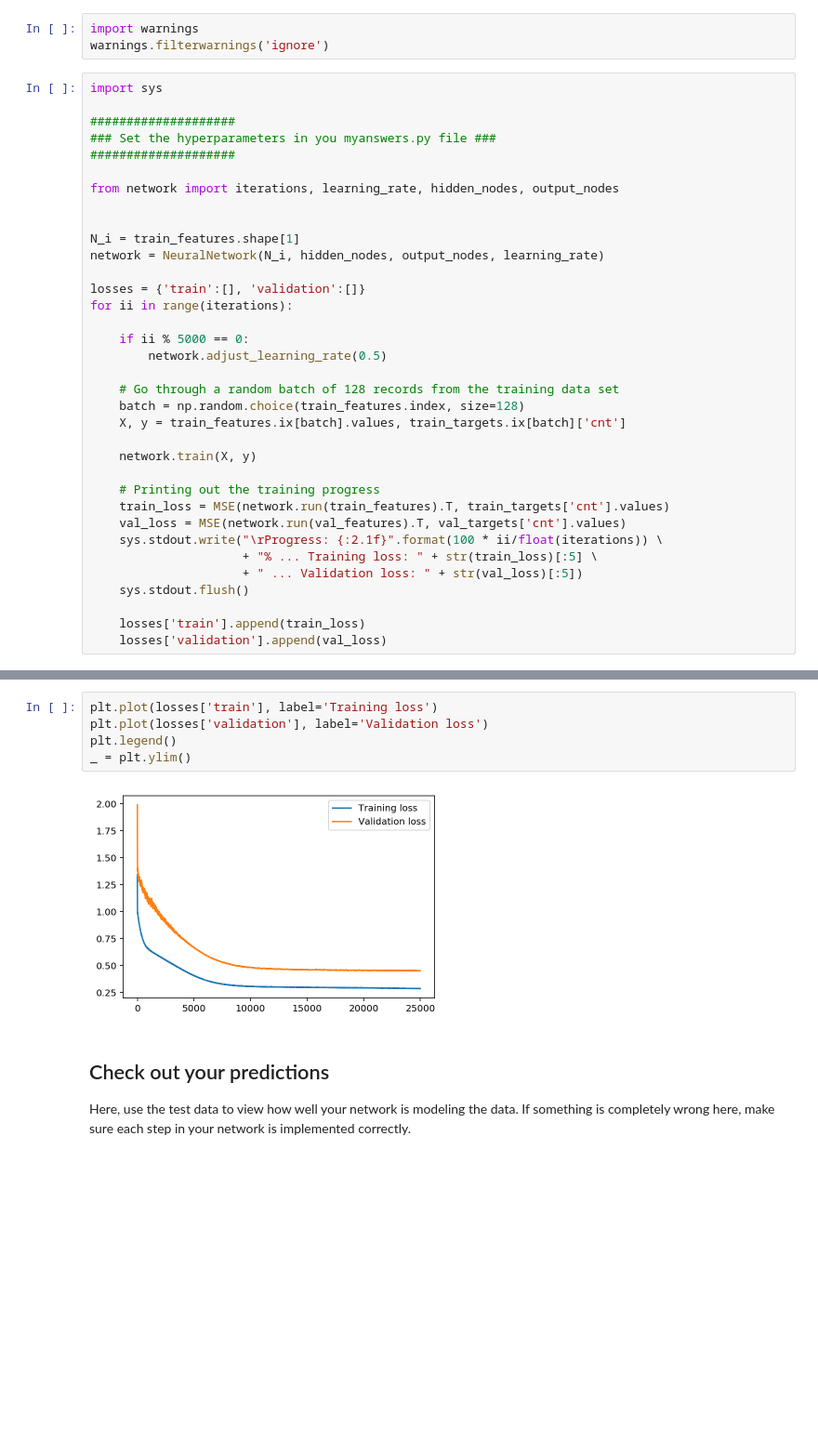
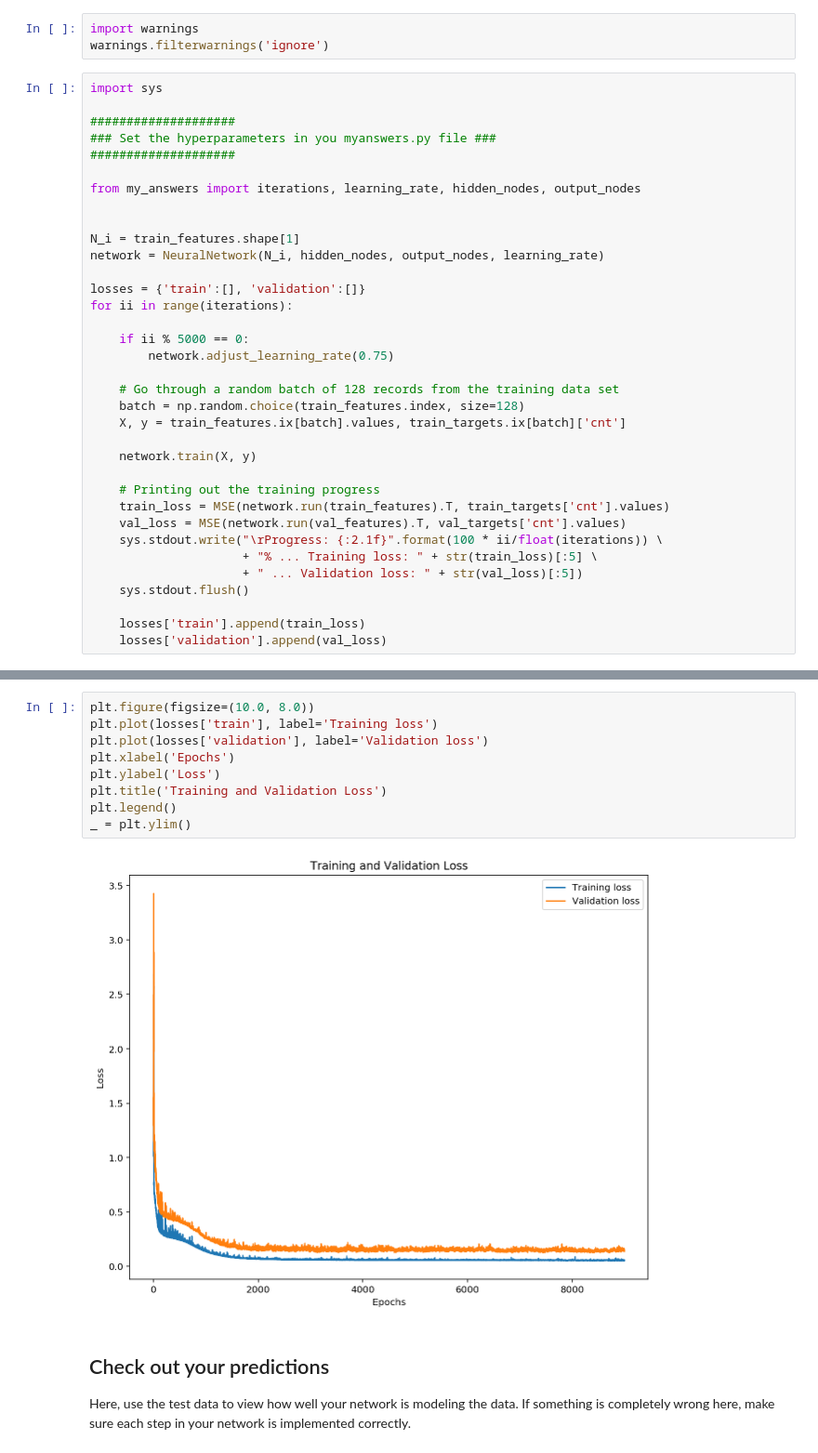
Before and after one commit to pedroprates/bike-sharing, a Jupyter notebook: bike_sharing.ipynb, the cells around one changed output, grey strips where cells are left out. Shown: that part at 93% size. Cells and saved outputs as stored; diff of their text form; blank space fills up the shorter version.

Commit message:
changes to the network params

```diff
--- a/bike_sharing.ipynb
+++ b/bike_sharing.ipynb
@@ -224,7 +221,7 @@ import sys
 ### Set the hyperparameters in you myanswers.py file ###
 ####################
 
-from network import iterations, learning_rate, hidden_nodes, output_nodes
+from my_answers import iterations, learning_rate, hidden_nodes, output_nodes
 
 
 N_i = train_features.shape[1]
@@ -234,7 +231,7 @@ losses = {'train':[], 'validation':[]}
 for ii in range(iterations):
 
     if ii % 5000 == 0:
-        network.adjust_learning_rate(0.5)
+        network.adjust_learning_rate(0.75)
 
     # Go through a random batch of 128 records from the training data set
     batch = np.random.choice(train_features.index, size=128)
@@ -257,10 +254,14 @@ Progress: 100.0% ... Training loss: 0.284 ... Validation loss: 0.450
 # %%
+plt.figure(figsize=(10.0, 8.0))
 plt.plot(losses['train'], label='Training loss')
 plt.plot(losses['validation'], label='Validation loss')
+plt.xlabel('Epochs')
+plt.ylabel('Loss')
+plt.title('Training and Validation Loss')
 plt.legend()
 _ = plt.ylim()
 # %% [output]
-[figure, old version]
+[figure, new version]
 # %% [markdown]
 ## Check out your predictions
 
```
Also changed, not shown: parts of 6 cells of this notebook, 4 other files.
